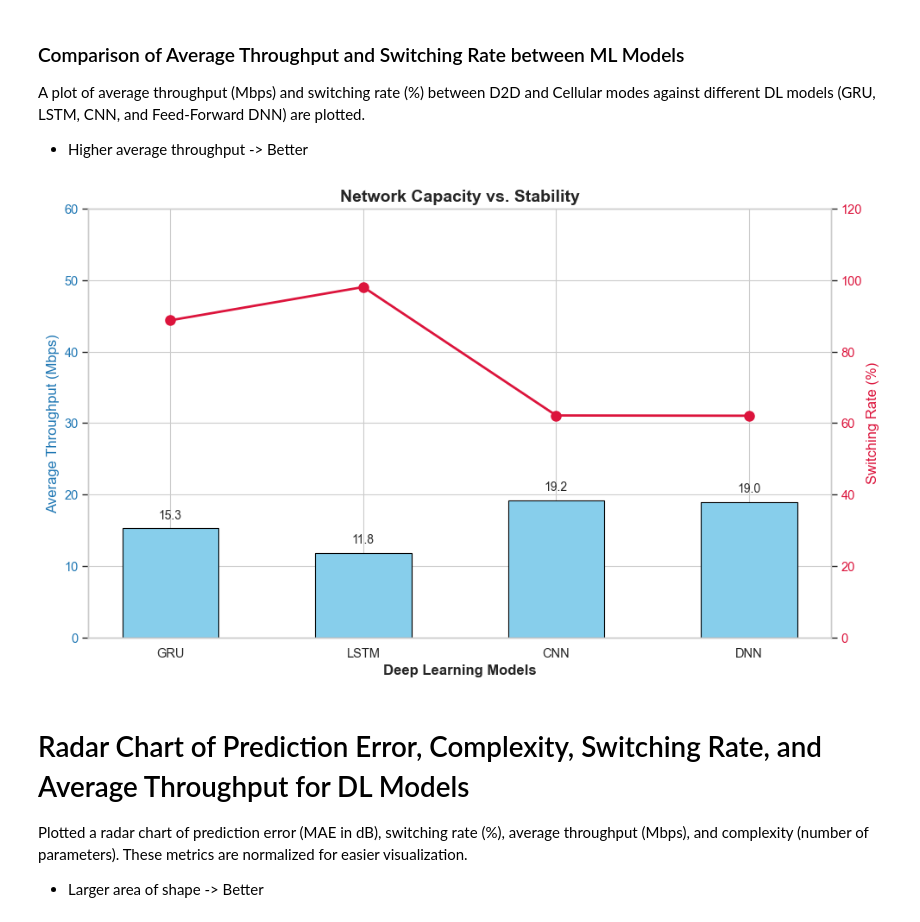
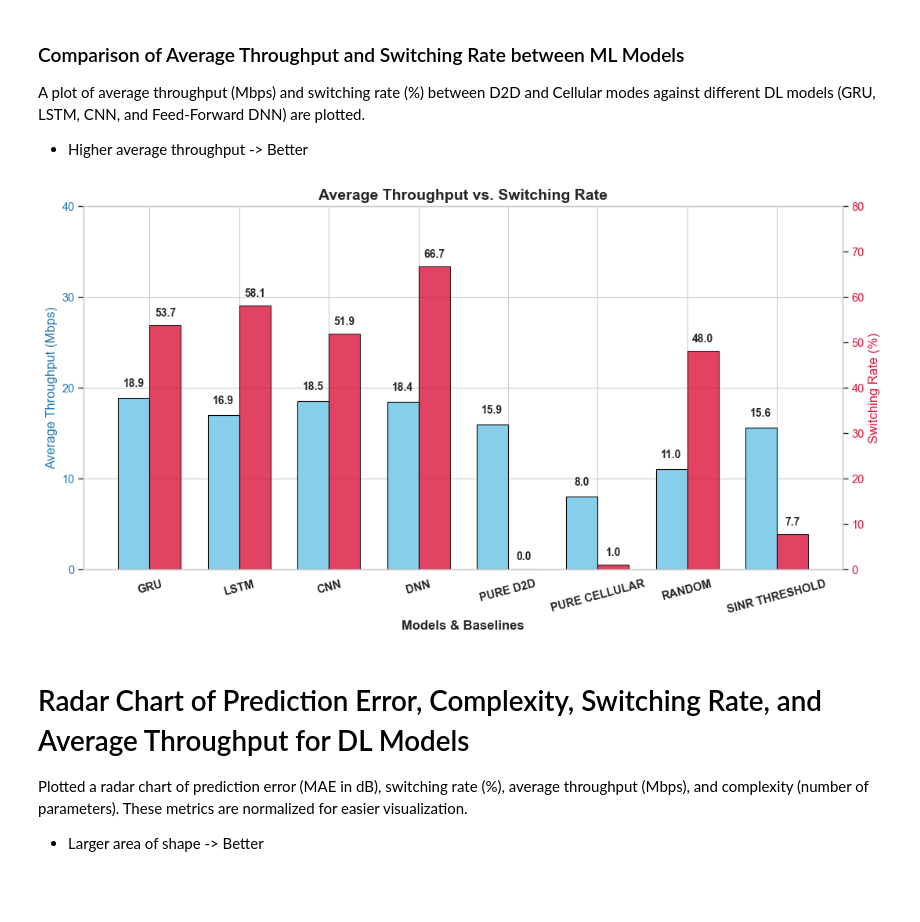
Before and after one commit to WarlockZul/FYP-Deep-Learning-D2D-Mode-Selection, a Jupyter notebook: notebooks/tradeoff_analysis.ipynb, the cells around one changed output. Cells and saved outputs as stored; diff of their text form; code cells hidden in the pictures; blank space fills up the shorter version.

```diff
--- a/notebooks/tradeoff_analysis.ipynb
+++ b/notebooks/tradeoff_analysis.ipynb
@@ -14,7 +14,7 @@ sns.set_theme(style="whitegrid", context="paper", font_scale=1.2)
 colors = {'gru': '#1f77b4', 'lstm': '#2ca02c', 'cnn': '#d62728', 'dnn': '#9467bd'}
 
 # Load the evaluation metrics (final results)
-file_path = '../results/preprocessed_proposal/baseline_proposal/final_evaluation_metrics.csv'
+file_path = '../results/preprocessed_proposal/ablation_win16_kdeTrue_AR_seed21/final_evaluation_metrics.csv'
 df = pd.read_csv(file_path, index_col=0)
 
 # Strip any accidental hidden spaces from the column names and index (row names)
@@ -224,46 +245,55 @@ plt.show()
 A plot of average throughput (Mbps) and switching rate (%) between D2D and Cellular modes against different DL models (GRU, LSTM, CNN, and Feed-Forward DNN) are plotted.
 - Higher average throughput -> Better
 # %%
-fig, ax1 = plt.subplots(figsize=(10, 6))
+fig, ax1 = plt.subplots(figsize=(11, 6)) # Made slightly wider to fit side-by-side bars
 
 # X-axis setup
 x = np.arange(len(df.index))
-width = 0.5
+width = 0.35 # Narrower width to fit two bars side-by-side
 
-# Primary Axis: Average Throughput (Centered)
-bars = ax1.bar(x, df['Avg Tput (Mbps)'], width, color='skyblue', edgecolor='black', label='Avg Throughput (Mbps)')
-ax1.set_xlabel('Deep Learning Models', fontsize=12, fontweight='bold')
+# Primary Axis: Average Throughput (Shifted Left)
+bars1 = ax1.bar(x - width/2, df['Avg Tput (Mbps)'], width, color='skyblue', edgecolor='black', label='Avg Throughput (Mbps)')
+ax1.set_xlabel('Models & Baselines', fontsize=12, fontweight='bold')
 ax1.set_ylabel('Average Throughput (Mbps)', fontsize=12, color='tab:blue')
 ax1.set_xticks(x)
-ax1.set_xticklabels([m.upper() for m in df.index])
+# Format baseline names nicely
+ax1.set_xticklabels([m.replace('_', ' ').upper() for m in df.index], rotation=15, fontweight='bold')
 ax1.tick_params(axis='y', labelcolor='tab:blue')
 
-# Lock Axis 1 to exactly 6 proportional ticks (0 to 60)
-ax1.set_ylim(0, 60)
-ax1.set_yticks(np.arange(0, 61, 10))
+# Lock Axis 1 to exactly 6 proportional ticks (0 to 40)
+ax1.set_ylim(0, 40)
+ax1.set_yticks(np.arange(0, 41, 10))
 
-# Secondary Axis: Switch Rate (Centered)
+# Secondary Axis: Switch Rate (Shifted Right)
 ax2 = ax1.twinx()
-line = ax2.plot(x, df['Switch Rate (%)'], color='crimson', marker='o', markersize=8, linewidth=2, label='Switch Rate (%)')
+# Replaced plot() with bar() and shifted to the right
+bars2 = ax2.bar(x + width/2, df['Switch Rate (%)'], width, color='crimson', edgecolor='black', alpha=0.8, label='Switch Rate (%)')
 ax2.set_ylabel('Switching Rate (%)', fontsize=12, color='crimson')
 ax2.tick_params(axis='y', labelcolor='crimson')
 
-# Lock Axis 2 to exactly 6 proportional ticks (0 to 120)
-ax2.set_ylim(0, 120)
-ax2.set_yticks(np.arange(0, 121, 20))
+# Lock Axis 2 to exactly 6 proportional ticks (0 to 80)
+ax2.set_ylim(0, 80)
+ax2.set_yticks(np.arange(0, 81, 10))
 ax2.grid(False) # Keep secondary grid off so only ax1's clean grid shows
 
-# Add values on top of bars
-for bar in bars:
+# Add values on top of Throughput bars
+for bar in bars1:
     yval = bar.get_height()
-    ax1.text(bar.get_x() + bar.get_width()/2, yval + 1, f'{yval:.1f}', ha='center', va='bottom', fontsize=10)
+    if pd.notna(yval): # Safe check for NaN
+        ax1.text(bar.get_x() + bar.get_width()/2, yval + 1, f'{yval:.1f}', ha='center', va='bottom', fontsize=10, fontweight='bold')
 
-plt.title('Network Capacity vs. Stability', fontsize=14, fontweight='bold')
+# Add values on top of Switching Rate bars
+for bar in bars2:
+    yval = bar.get_height()
+    if pd.notna(yval): # Safe check for NaN
+        ax2.text(bar.get_x() + bar.get_width()/2, yval + 1.5, f'{yval:.1f}', ha='center', va='bottom', fontsize=10, fontweight='bold')
+
+plt.title('Average Throughput vs. Switching Rate', fontsize=14, fontweight='bold')
 fig.tight_layout()
 plt.savefig('../results/preprocessed_proposal/tradeoff_throughput_stability.png', dpi=300)
 plt.show()
 # %% [output]
-[figure, old version]
+[figure, new version]
 # %% [markdown]
 # Radar Chart of Prediction Error, Complexity, Switching Rate, and Average Throughput for DL Models
 Plotted a radar chart of prediction error (MAE in dB), switching rate (%), average throughput (Mbps), and complexity (number of parameters). These metrics are normalized for easier visualization.
```
Also changed, not shown: parts of 4 cells of this notebook, 4 other files.
